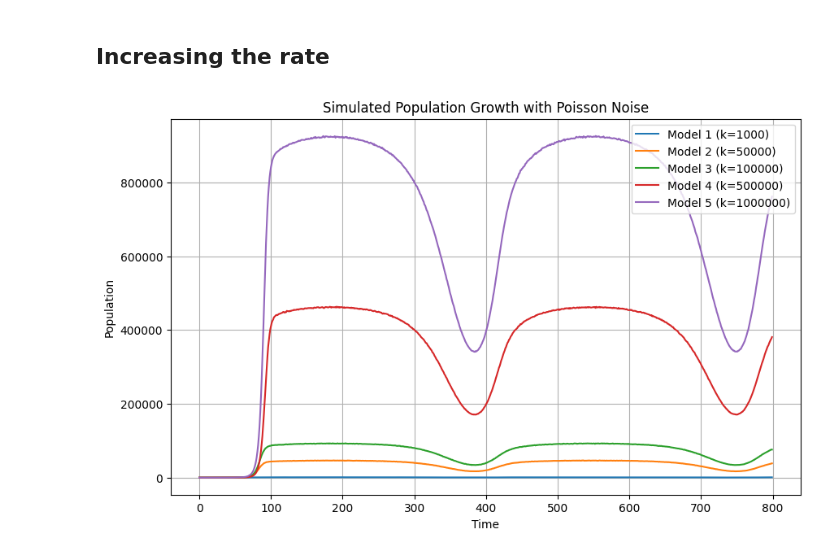
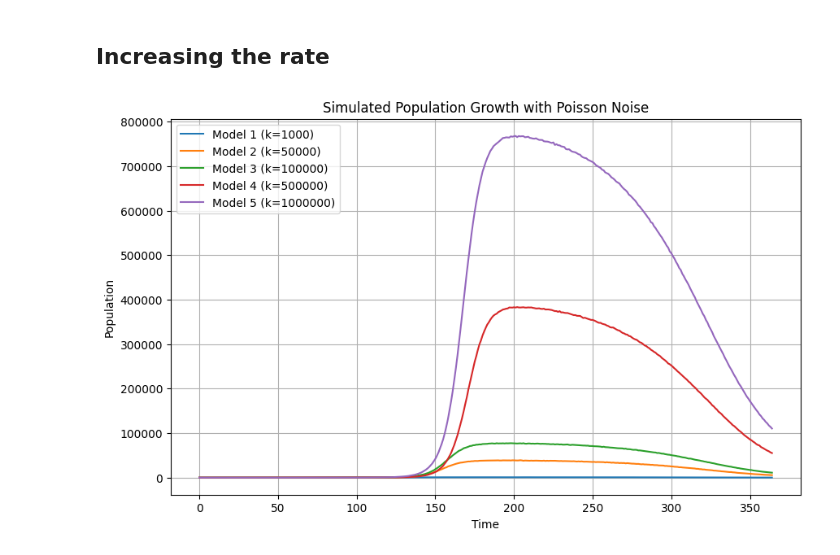
Before and after one commit to atiumcache/filter_forecast, a Jupyter notebook: juptyer notebooks/resample_exp.ipynb, the cells around one changed output. Drawn from its saved outputs; the diff is of its cells as text; code cells hidden in the pictures.

```diff
--- a/juptyer notebooks/resample_exp.ipynb
+++ b/juptyer notebooks/resample_exp.ipynb
@@ -60,7 +60,7 @@ import pandas as pd
 d=365
 t=np.linspace(0,2*d,2*d+1)
 def effBeta(t):
-    return 0.3*(1.2-np.cos(t/d*2*np.pi))
+    return 0.1*(1.2-np.cos(t/d*2*np.pi))
 
 
 def growthEQ(t, y):
@@ -69,7 +69,7 @@ def growthEQ(t, y):
     return r*y*(1 - (y/carrying_cap)) - mu*y
 
 num_of_models = 5
-time = 800
+time = 365
 states = [5, 12, 15, 8, 27]
 k_vals = [1000, 50_000, 100_000, 500_000, 1_000_000]
 data = np.empty([num_of_models, time])
@@ -80,34 +80,34 @@ for i in range(num_of_models):
         print("Either initial states or k_vals does not equal the number of models.")
         exit()
 
     init_state = [states[i]]
     carrying_cap = k_vals[i]
     sol = solve_ivp(fun=growthEQ,
                     t_span=[0, time],
                     y0=init_state,
                     t_eval=range(time))
     data[i] = np.random.poisson(sol.y[0])
 
 
 # Save to CSV
 file_path = '../datasets/resample_experiment_time_series.csv'
 df = pd.DataFrame(data.T, columns=[f'Model {i+1} (k={k})' for i, k in enumerate(k_vals)])
 df.to_csv(file_path, index=False)
 
 
 # Create plot for data
 plt.figure(figsize=(10, 6))
 for i in range(num_of_models):
     plt.plot(np.arange(time), data[i], label=f'Model {i+1} (k={k_vals[i]})')
 
 plt.title('Simulated Population Growth with Poisson Noise')
 plt.xlabel('Time')
 plt.ylabel('Population')
 plt.legend()
 plt.grid(True)
 plt.show()
 # %% [output]
-[figure, old version]
+[figure, new version]
 # %%
 '''Entry point for the particle filtering code '''
 
```
Also changed, not shown: parts of 2 cells of this notebook, 11 other files.
